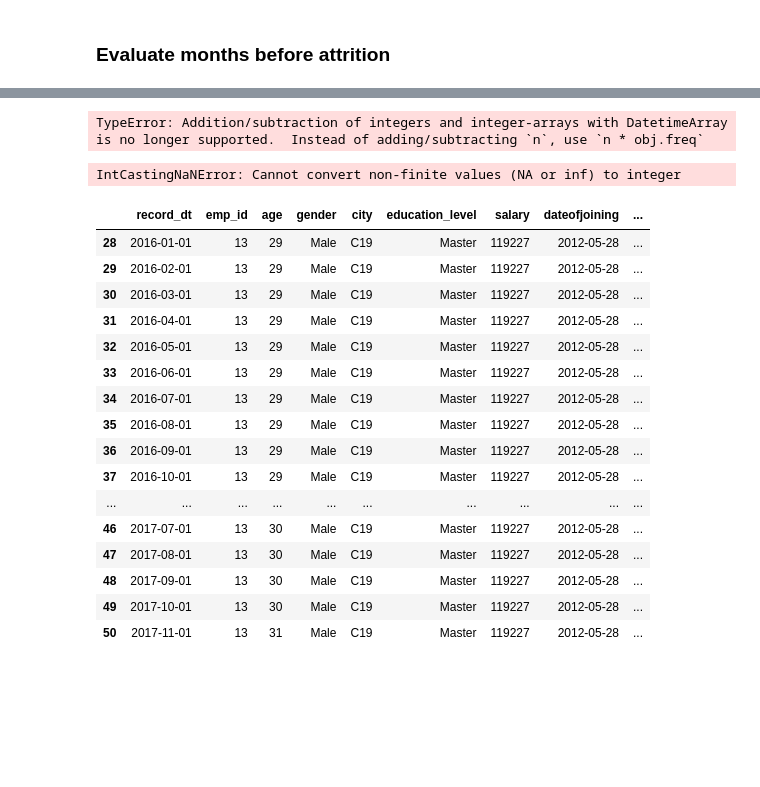
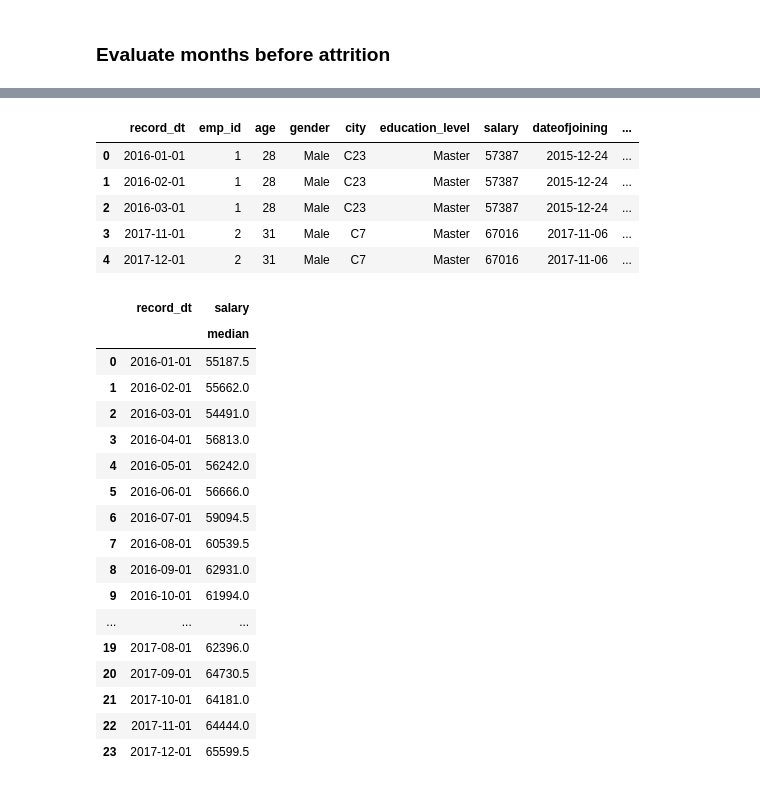
Before and after one commit to ada-nai/emp-attr, a Jupyter notebook: Notebook.ipynb, the cells around one changed output, grey strips where cells are left out. Drawn from its saved outputs; the diff is of its cells as text; code cells hidden in the pictures; blank space fills up the shorter version.

Commit message:
Update data processing - salary - grade - designation

```diff
--- a/Notebook.ipynb
+++ b/Notebook.ipynb
@@ -125,2 +127,4 @@ merged.head(3)
 # %% [markdown]
 ### Evaluate months before attrition
+# %%
+merged.lwd.fillna(value=pd.to_datetime('1/1/2015'), inplace=True)
@@ -127,29 +148,39 @@ merged.head(3)
+# %%
+merged['t_attr'] = ((merged.lwd - merged.record_dt)/np.timedelta64(1, 'M')).astype('int')
+
+merged['attr_risk'] = merged['t_attr'].apply(lambda x: 0 if (x<0 or x>6) else 1)
+# %%
+merged['grade_chg_join'] = merged['designation'] - merged['joining_designation']
 # %%
-merged['dateofjoining']-
+merged.head()
 # %% [output]
-TypeError: Addition/subtraction of integers and integer-arrays with DatetimeArray is no longer supported.  Instead of adding/subtracting `n`, use `n * obj.freq`
+|  | record_dt | emp_id | age | gender | city | education_level | salary | dateofjoining | ... |
+| 0 | 2016-01-01 | 1 | 28 | Male | C23 | Master | 57387 | 2015-12-24 | ... |
+| 1 | 2016-02-01 | 1 | 28 | Male | C23 | Master | 57387 | 2015-12-24 | ... |
+| 2 | 2016-03-01 | 1 | 28 | Male | C23 | Master | 57387 | 2015-12-24 | ... |
+| 3 | 2017-11-01 | 2 | 31 | Male | C7 | Master | 67016 | 2017-11-06 | ... |
+| 4 | 2017-12-01 | 2 | 31 | Male | C7 | Master | 67016 | 2017-11-06 | ... |
-# %%
-merged['t_attr'] = ((merged.lwd - merged.record_dt)/np.timedelta64(1, 'M')).astype('int')
-merged.head(3)
-# %% [output]
-IntCastingNaNError: Cannot convert non-finite values (NA or inf) to integer
-# %%
-merged[merged['emp_id']==13]
-# %% [output]
-|  | record_dt | emp_id | age | gender | city | education_level | salary | dateofjoining | ... |
-| 28 | 2016-01-01 | 13 | 29 | Male | C19 | Master | 119227 | 2012-05-28 | ... |
-| 29 | 2016-02-01 | 13 | 29 | Male | C19 | Master | 119227 | 2012-05-28 | ... |
-| 30 | 2016-03-01 | 13 | 29 | Male | C19 | Master | 119227 | 2012-05-28 | ... |
-| 31 | 2016-04-01 | 13 | 29 | Male | C19 | Master | 119227 | 2012-05-28 | ... |
-| 32 | 2016-05-01 | 13 | 29 | Male | C19 | Master | 119227 | 2012-05-28 | ... |
-| 33 | 2016-06-01 | 13 | 29 | Male | C19 | Master | 119227 | 2012-05-28 | ... |
-| 34 | 2016-07-01 | 13 | 29 | Male | C19 | Master | 119227 | 2012-05-28 | ... |
-| 35 | 2016-08-01 | 13 | 29 | Male | C19 | Master | 119227 | 2012-05-28 | ... |
-| 36 | 2016-09-01 | 13 | 29 | Male | C19 | Master | 119227 | 2012-05-28 | ... |
-| 37 | 2016-10-01 | 13 | 29 | Male | C19 | Master | 119227 | 2012-05-28 | ... |
-| ... | ... | ... | ... | ... | ... | ... | ... | ... | ... |
-| 46 | 2017-07-01 | 13 | 30 | Male | C19 | Master | 119227 | 2012-05-28 | ... |
-| 47 | 2017-08-01 | 13 | 30 | Male | C19 | Master | 119227 | 2012-05-28 | ... |
-| 48 | 2017-09-01 | 13 | 30 | Male | C19 | Master | 119227 | 2012-05-28 | ... |
-| 49 | 2017-10-01 | 13 | 30 | Male | C19 | Master | 119227 | 2012-05-28 | ... |
-| 50 | 2017-11-01 | 13 | 31 | Male | C19 | Master | 119227 | 2012-05-28 | ... |
+# %%
+q2_df = merged.sample(frac= 0.75, replace= True, random_state= 1).groupby(by= 'record_dt').agg({'salary': ['median']})
+q2_df.reset_index(inplace=True)
+# %%
+q2_df
+# %% [output]
+|  | record_dt | salary |
+|  |  | median |
+| 0 | 2016-01-01 | 55187.5 |
+| 1 | 2016-02-01 | 55662.0 |
+| 2 | 2016-03-01 | 54491.0 |
+| 3 | 2016-04-01 | 56813.0 |
+| 4 | 2016-05-01 | 56242.0 |
+| 5 | 2016-06-01 | 56666.0 |
+| 6 | 2016-07-01 | 59094.5 |
+| 7 | 2016-08-01 | 60539.5 |
+| 8 | 2016-09-01 | 62931.0 |
+| 9 | 2016-10-01 | 61994.0 |
+| ... | ... | ... |
+| 19 | 2017-08-01 | 62396.0 |
+| 20 | 2017-09-01 | 64730.5 |
+| 21 | 2017-10-01 | 64181.0 |
+| 22 | 2017-11-01 | 64444.0 |
+| 23 | 2017-12-01 | 65599.5 |
```
Also changed, not shown: parts of 10 cells of this notebook.
